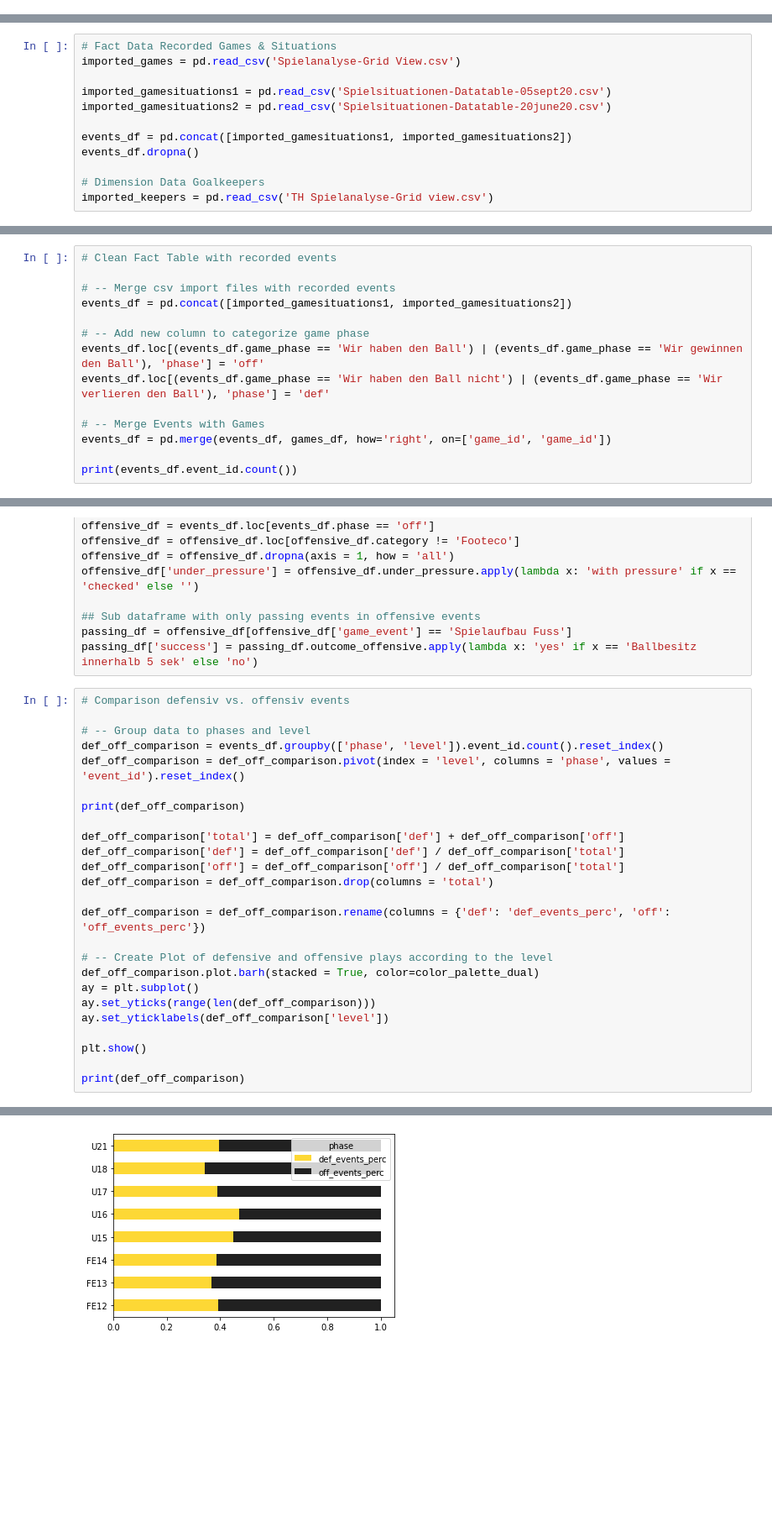
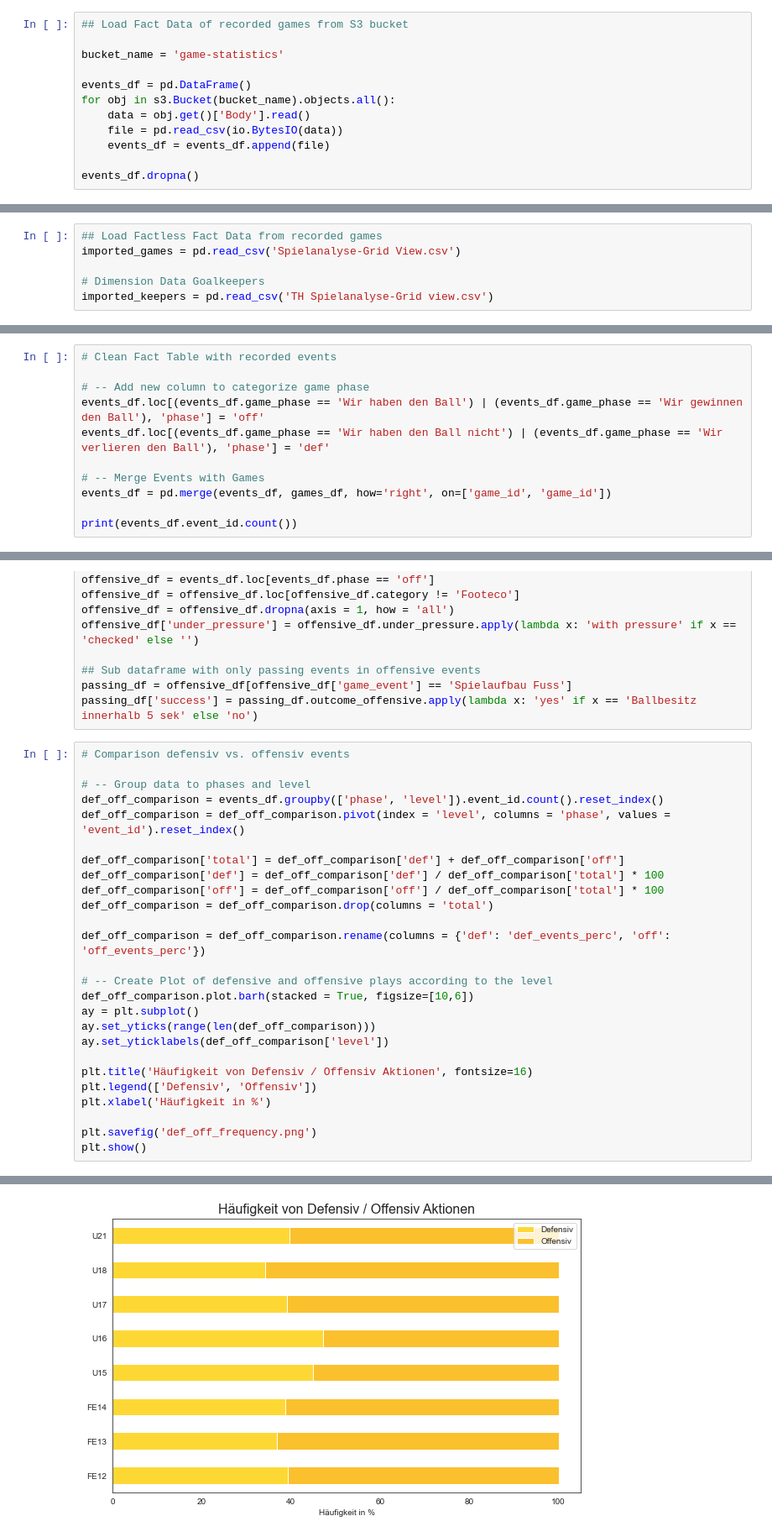
Before and after one commit to keepertrainer78698/youth-base, a Jupyter notebook: game-stats/keeperstats.ipynb, the cells around one changed output, grey strips where cells are left out. Shown at 84% size. Saved outputs shown, nothing was run; the diff lists cells and outputs as text; blank space fills up the shorter version.

```diff
--- a/game-stats/keeperstats.ipynb
+++ b/game-stats/keeperstats.ipynb
@@ -19,0 +22,12 @@ color_palette_yellows = ['#FDD835', '#FBC02D', '#F9A825', '#F57F17', '#FFF9C4',
+# %%
+## Load Fact Data of recorded games from S3 bucket
+
+bucket_name = 'game-statistics'
+
+events_df = pd.DataFrame()
+for obj in s3.Bucket(bucket_name).objects.all():
+    data = obj.get()['Body'].read()
+    file = pd.read_csv(io.BytesIO(data))
+    events_df = events_df.append(file)
+
+events_df.dropna()
@@ -20,12 +36,6 @@ color_palette_yellows = ['#FDD835', '#FBC02D', '#F9A825', '#F57F17', '#FFF9C4',
 # %%
-# Fact Data Recorded Games & Situations
+## Load Factless Fact Data from recorded games
 imported_games = pd.read_csv('Spielanalyse-Grid View.csv')
-
-imported_gamesituations1 = pd.read_csv('Spielsituationen-Datatable-05sept20.csv')
-imported_gamesituations2 = pd.read_csv('Spielsituationen-Datatable-20june20.csv')
-
-events_df = pd.concat([imported_gamesituations1, imported_gamesituations2])
-events_df.dropna()
 
 # Dimension Data Goalkeepers
 imported_keepers = pd.read_csv('TH Spielanalyse-Grid view.csv')
@@ -60,9 +70,6 @@ print(count_games_level)
 7   U21        6
 # %%
 # Clean Fact Table with recorded events
-
-# -- Merge csv import files with recorded events
-events_df = pd.concat([imported_gamesituations1, imported_gamesituations2])
 
 # -- Add new column to categorize game phase
 events_df.loc[(events_df.game_phase == 'Wir haben den Ball') | (events_df.game_phase == 'Wir gewinnen den Ball'), 'phase'] = 'off'
@@ -93,22 +100,23 @@ passing_df['success'] = passing_df.outcome_offensive.apply(lambda x: 'yes' if x
 def_off_comparison = events_df.groupby(['phase', 'level']).event_id.count().reset_index()
 def_off_comparison = def_off_comparison.pivot(index = 'level', columns = 'phase', values = 'event_id').reset_index()
 
-print(def_off_comparison)
-
 def_off_comparison['total'] = def_off_comparison['def'] + def_off_comparison['off']
-def_off_comparison['def'] = def_off_comparison['def'] / def_off_comparison['total']
-def_off_comparison['off'] = def_off_comparison['off'] / def_off_comparison['total']
+def_off_comparison['def'] = def_off_comparison['def'] / def_off_comparison['total'] * 100
+def_off_comparison['off'] = def_off_comparison['off'] / def_off_comparison['total'] * 100
 def_off_comparison = def_off_comparison.drop(columns = 'total')
 
 def_off_comparison = def_off_comparison.rename(columns = {'def': 'def_events_perc', 'off': 'off_events_perc'})
 
 # -- Create Plot of defensive and offensive plays according to the level
-def_off_comparison.plot.barh(stacked = True, color=color_palette_dual)
+def_off_comparison.plot.barh(stacked = True, figsize=[10,6])
 ay = plt.subplot()
 ay.set_yticks(range(len(def_off_comparison)))
 ay.set_yticklabels(def_off_comparison['level'])
 
+plt.title('Häufigkeit von Defensiv / Offensiv Aktionen', fontsize=16)
+plt.legend(['Defensiv', 'Offensiv'])
+plt.xlabel('Häufigkeit in %')
+
+plt.savefig('def_off_frequency.png')
 plt.show()
-
-print(def_off_comparison)
 # %% [output]
@@ -124 +123 @@ phase level  def  off
-[figure, old version]
+[figure, new version]
```
Also changed, not shown: parts of 13 cells of this notebook, 7 other files.
